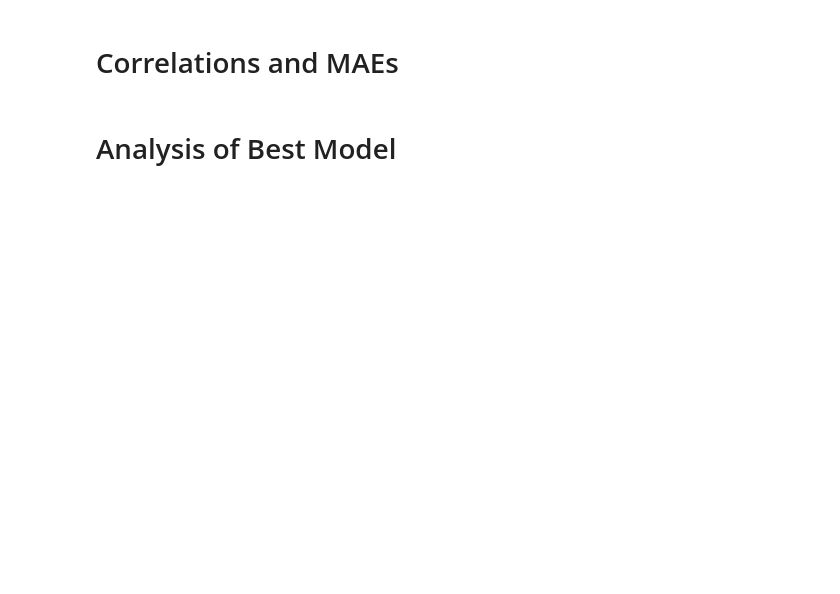
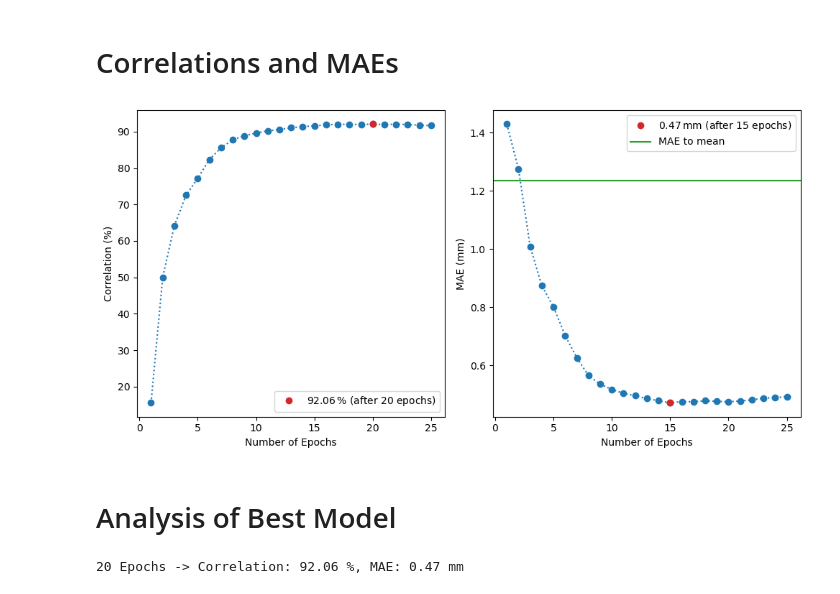
Before and after one commit to t-bz/SLAC_Xopt, a Jupyter notebook: NN_prior/eval_corr_models.ipynb, the cells around one changed output. Drawn from its saved outputs; the diff is of its cells as text; code cells hidden in the pictures; blank space fills up the shorter version.

```diff
--- a/NN_prior/eval_corr_models.ipynb
+++ b/NN_prior/eval_corr_models.ipynb
@@ -14,10 +34,19 @@ ground_truth = Objective(surrogate.model)
 # %%
 # load correlated models
 n_epochs = 25
-corr_models, corr_objs = [], []
-for i in range(n_epochs):
-    corr_models.append(util.load_correlated_model(i + 1, surrogate)[0])
-    corr_objs.append(Objective(corr_models[-1]))
+corr_modules, corr_objs = [], []
+for n_epoch in range(1, n_epochs + 1):
+    corr_model = load_corr_model("configs/lcls_variables.yml", "corr_models/x_transformer.pt",
+                                 "corr_models/y_transformer.pt", "corr_models/{:d}ep.pt".format(n_epoch))
+    corr_model._model.eval()
+    corr_model._model.requires_grad_(False)
+
+    corr_module = LUMEModule(corr_model, input_names, ["sigma_x", "sigma_y"])
+    corr_module.eval()
+    corr_module.requires_grad_(False)
+
+    corr_modules.append(corr_module)
+    corr_objs.append(Objective(corr_module))
 # %% [markdown]
 # Correlations and MAEs
 # %%
@@ -41,38 +81,43 @@ torch.save(torch.tensor(maes), path + "maes.pt")
 # %%
 # find best models
 idx_best_corr = np.argmax(correlations)
 idx_best_mae = np.argmin(maes)
 
 # plot correlations and MAEs
 fig, ax = plt.subplots(nrows=1, ncols=2, figsize=(10, 5))
-ax[0].plot(torch.arange(n_epochs) + 1, correlations, "C0o:")
-ax[0].plot(idx_best_corr + 1, correlations[idx_best_corr], "C3o",
-           label="{:.2f} (after {:d} epochs)".format(correlations[idx_best_corr], idx_best_corr + 1))
+ax[0].plot(torch.arange(n_epochs) + 1, 100 * np.array(correlations), "C0o:")
+ax[0].plot(idx_best_corr + 1, 100 * correlations[idx_best_corr], "C3o",
+           label="{:.2f}$\,$% (after {:d} epochs)".format(100 * correlations[idx_best_corr], idx_best_corr + 1))
 ax[0].set_xlabel("Number of Epochs")
-ax[0].set_ylabel("Correlation")
+ax[0].set_ylabel("Correlation (%)")
 ax[0].legend()
 
-ax[1].plot(torch.arange(n_epochs) + 1, torch.tensor(maes) * ground_truth.unit_factor, "C0o:")
-ax[1].plot(idx_best_mae + 1, maes[idx_best_mae] * ground_truth.unit_factor, "C3o",
-           label="{:.2f}$\,${} (after {:d} epochs)".format(maes[idx_best_mae] * ground_truth.unit_factor,
-                                                           ground_truth.unit[1:-1], idx_best_mae + 1))
+ax[1].plot(torch.arange(n_epochs) + 1, torch.tensor(maes), "C0o:")
+ax[1].plot(idx_best_mae + 1, maes[idx_best_mae], "C3o",
+           label="{:.2f}$\,${} (after {:d} epochs)".format(maes[idx_best_mae], ground_truth.unit,
+                                                           idx_best_mae + 1))
+ax[1].axhline(y=mae_const, color="C2", linestyle="-", label="MAE to mean")
 ax[1].set_xlabel("Number of Epochs")
-ax[1].set_ylabel("MAE {}".format(ground_truth.unit))
+ax[1].set_ylabel("MAE ({})".format(ground_truth.unit))
 ax[1].legend()
 
 fig.tight_layout()
+# %% [output]
+[figure, added]
 # %% [markdown]
 # Analysis of Best Model
 # %%
 # select model
 idx_best = idx_best_corr
 corr_obj = corr_objs[idx_best]
-y_corr = corr_obj(x).detach()
+y_corr = corr_obj(x_test).detach()
 
 # print correlation
-print("{:d} Epochs -> Correlation: {:.2f}, MAE: {:.2f} {}".format(idx_best + 1, correlations[idx_best],
-                                                                  maes[idx_best] * ground_truth.unit_factor,
-                                                                  ground_truth.unit[1:-1]))
+print("{:d} Epochs -> Correlation: {:.2f} %, MAE: {:.2f} {}".format(
+    idx_best + 1, 100 * correlations[idx_best], maes[idx_best], ground_truth.unit)
+     )
+# %% [output]
+20 Epochs -> Correlation: 92.06 %, MAE: 0.47 mm
 # %%
 # plot objective distributions
 fig, ax = plt.subplots(nrows=1, ncols=2, sharex=True, sharey=True, figsize=(10, 5))
```
Also changed, not shown: parts of 8 cells of this notebook, 21 other files.
